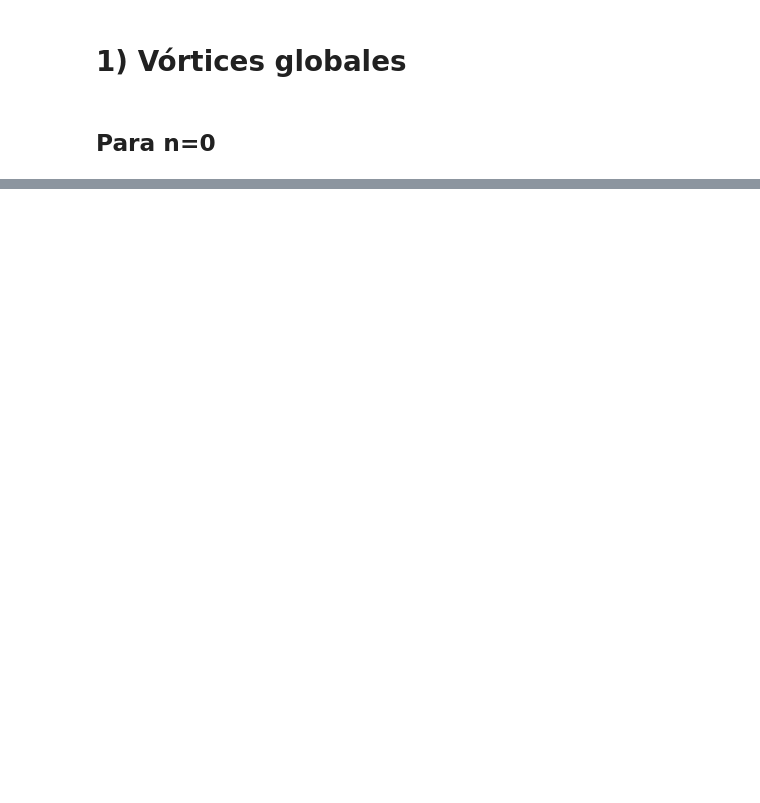
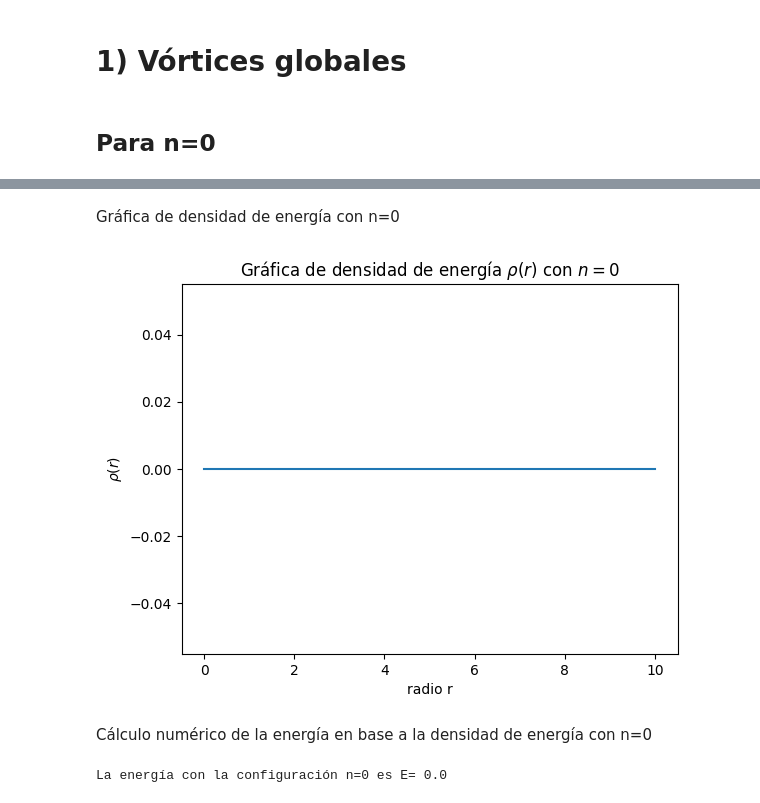
Before and after one commit to Joseluismed/Tarea2_Solitones_JLMG, a Jupyter notebook: Tarea2_solitones.ipynb, the cells around one changed output, grey strips where cells are left out. Cells and saved outputs as stored; diff of their text form; code cells hidden in the pictures; blank space fills up the shorter version.

```diff
--- a/Tarea2_solitones.ipynb
+++ b/Tarea2_solitones.ipynb
@@ -97,0 +102,19 @@ Valor f(0) ajustado: 2.0
+# %% [markdown]
+Gráfica de densidad de energía con n=0
+# %%
+#gráfica de densidad de energía con n=0
+rho=v**2+(l/2)*(f**2-nu**2)**2
+plt.plot(r,rho)
+plt.xlabel('radio r')
+plt.ylabel(r'$\rho(r)$')
+plt.title(r'Gráfica de densidad de energía $\rho(r)$ con $n=0$')
+plt.show()
+# %% [output]
+[figure, added]
+# %% [markdown]
+Cálculo numérico de la energía en base a la densidad de energía con n=0
+# %%
+E=np.trapz(rho,r)
+print('La energía con la configuración n=0 es E=',E)
+# %% [output]
+La energía con la configuración n=0 es E= 0.0
```
Also changed, not shown: parts of 3 cells of this notebook.
